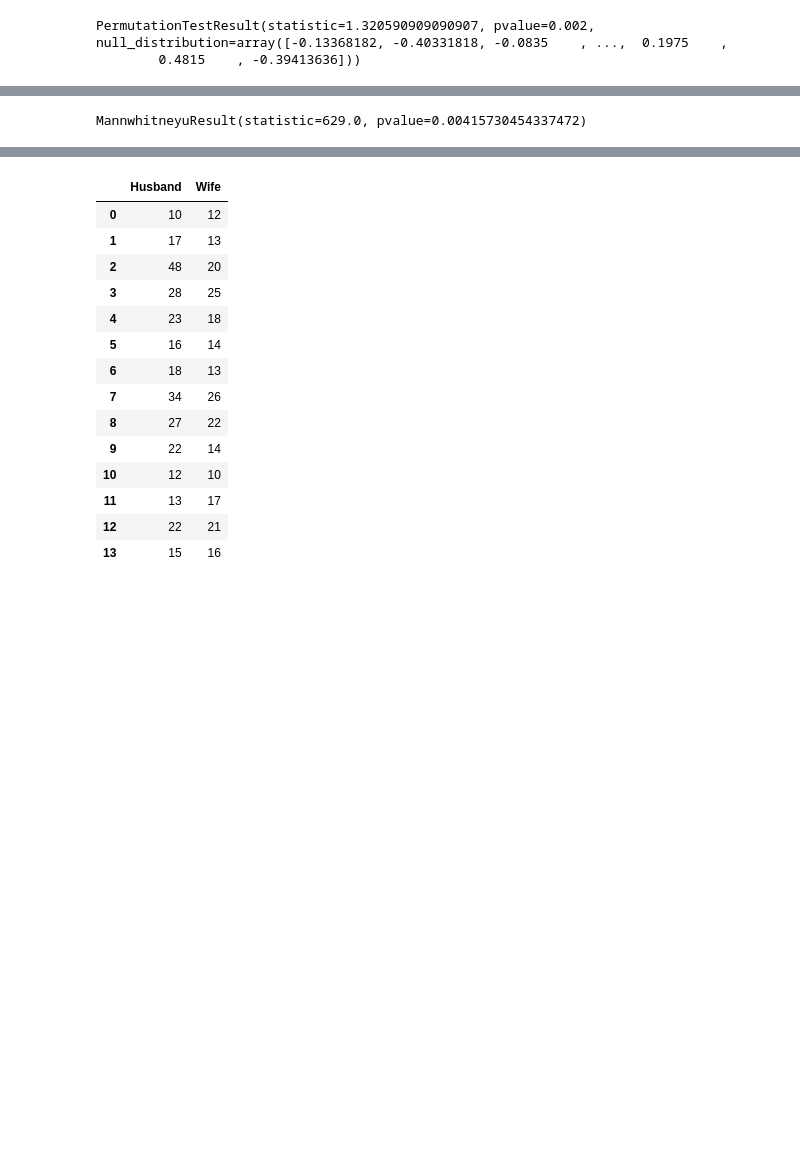
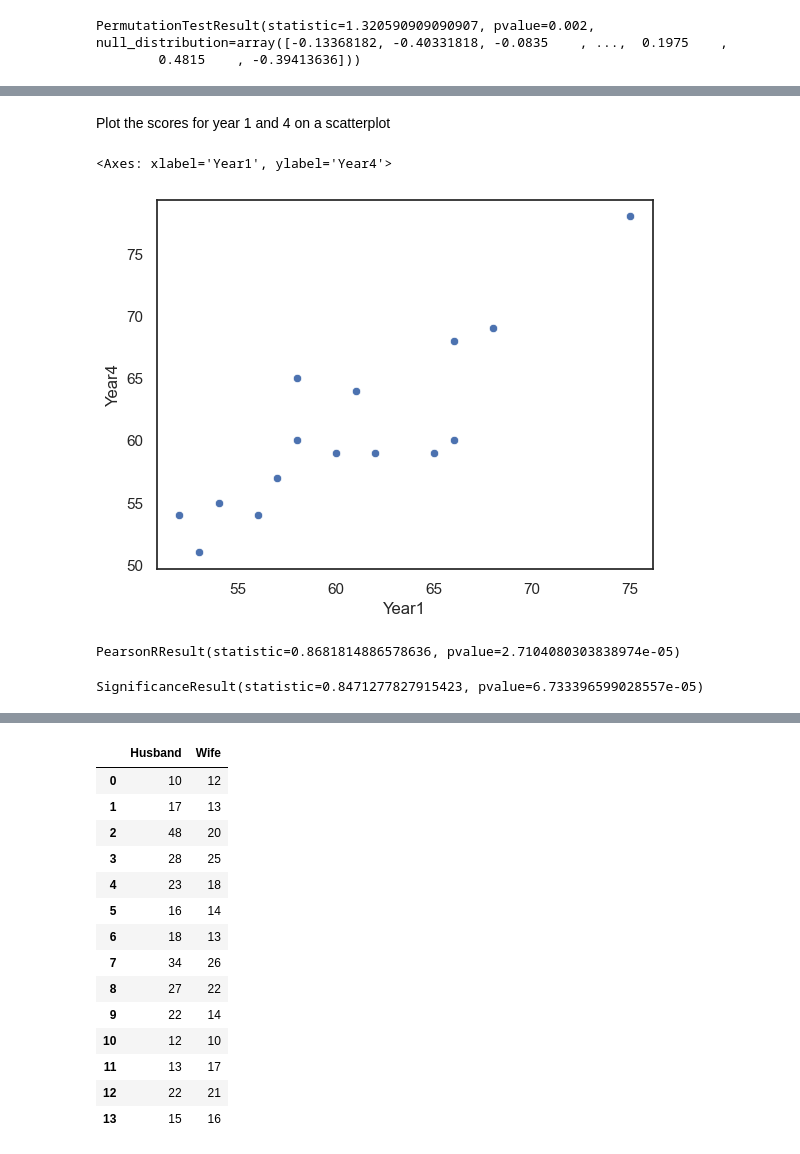
Before and after one commit to jillxoreilly/StatsCourseBook_2024, a Jupyter notebook: Chapter5_ClassicTests/MT_wk6_furtherExercises.ipynb, the cells around one changed output, grey strips where cells are left out. Drawn from its saved outputs; the diff is of its cells as text; code cells hidden in the pictures; blank space fills up the shorter version.

```diff
--- a/Chapter5_ClassicTests/MT_wk6_furtherExercises.ipynb
+++ b/Chapter5_ClassicTests/MT_wk6_furtherExercises.ipynb
@@ -161,4 +156,4 @@ Load the following dataset containing exam scores for 15 (fictional) students:
 # %%
-ex = pd.read_csv('https://raw.githubusercontent.com/jillxoreilly/StatsCourseBook_2024/main/data/GDPvsCO2.csv')
-carbon
+exams = pd.read_csv('https://raw.githubusercontent.com/jillxoreilly/StatsCourseBook_2024/main/data/ExamCorr1.csv')
+exams
 # %% [output]
@@ -166,7 +176,18 @@ HTTPError: HTTP Error 404: Not Found
+# %% [markdown]
+Plot the scores for year 1 and 4 on a scatterplot
+# %%
+sns.scatterplot(data=exams, x='Year1', y='Year4')
+# %% [output]
+<Axes: xlabel='Year1', ylabel='Year4'>
+[figure, added]
 # %%
-stats.mannwhitneyu(heights.lonsdale, heights.beaufort, alternative='greater')
+stats.pearsonr(exams.Year1, exams.Year4)
 # %% [output]
-MannwhitneyuResult(statistic=629.0, pvalue=0.00415730454337472)
+PearsonRResult(statistic=0.8681814886578636, pvalue=2.7104080303838974e-05)
+# %%
+stats.spearmanr(exams.Year1, exams.Year4)
+# %% [output]
+SignificanceResult(statistic=0.8471277827915423, pvalue=6.733396599028557e-05)
 # %%
 stats.permutation_test((heights.lonsdale, heights.beaufort), dMeans, alternative='greater')
 # %% [output]
```
Also changed, not shown: parts of 3 cells of this notebook, 1 other file.
